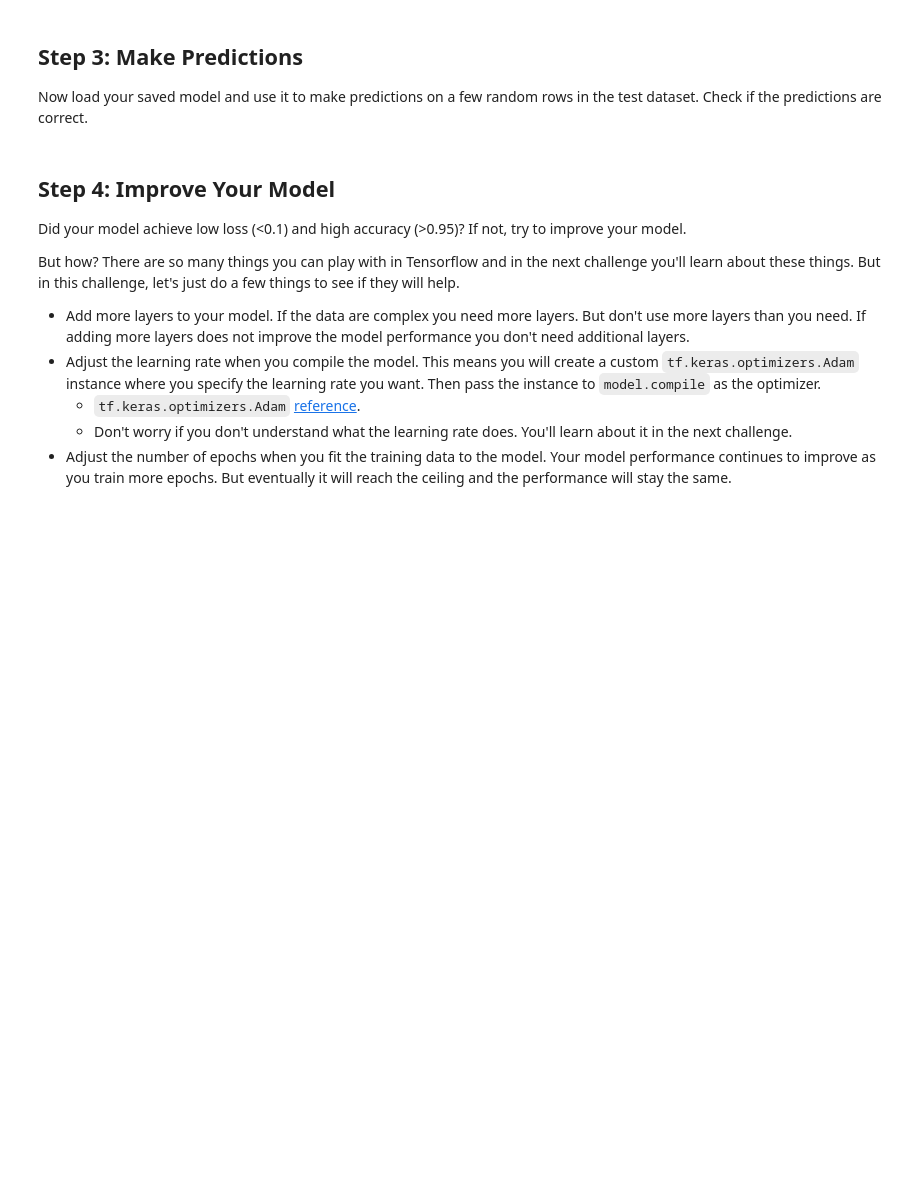
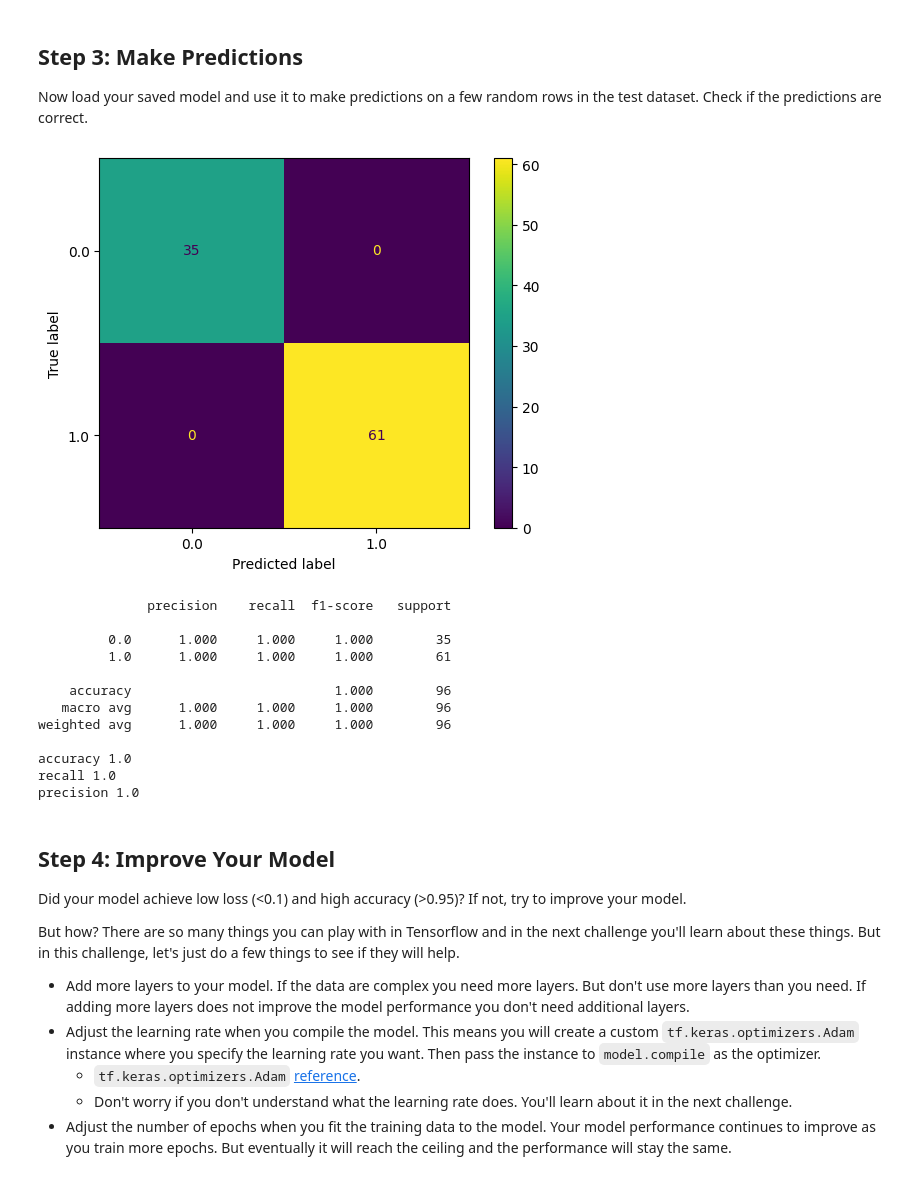
Before and after one commit to RamziRBM/lab-neural-networks, a Jupyter notebook: your-code/challenge-1.ipynb, the cells around one changed output. Drawn from its saved outputs; the diff is of its cells as text; code cells hidden in the pictures; blank space fills up the shorter version.

```diff
--- a/your-code/challenge-1.ipynb
+++ b/your-code/challenge-1.ipynb
@@ -25,7 +27,7 @@ import pandas as pd
 import numpy as np
 
 
-df_file = pd.read_csv("/content/tic-tac-toe.csv")
+df_file = pd.read_csv("https://github.com/ironhack-labs/lab-neural-networks/raw/refs/heads/master/your-code/tic-tac-toe.csv")
 
 print("=== Training Data Preview ===")
 print(df_file.head(), "\n")
@@ -38,24 +40,42 @@ df_file.dtypes
 
 from sklearn.preprocessing import LabelEncoder
 
+
+from sklearn.preprocessing import OneHotEncoder
+
+
+encoder = OneHotEncoder(sparse_output=False)
+df_encoded = encoder.fit_transform(df_file)
+X,y=df_encoded[:,: -1],df_encoded[:, -1]
+
+print("=== Training Data Preview ===")
+print(df_encoded.shape, "\n")
+print(df_encoded, "\n")
+
 # Create a label encoder object
-encoder = LabelEncoder()
+#encoder = LabelEncoder()
 
 # Apply it to every column
-df_encoded = df_file.apply(encoder.fit_transform)
+#df_encoded = df_file.apply(encoder.fit_transform)
+"""
+# Encode the categorical board values
+#lookup = {'x': 1, 'o': -1, 'b': 0}
+#lookup = {'x': 0.002, 'o': 0, 'b': 0.001}
+lookup = {'x': 1, 'o': 0.998, 'b': 0.999}
+df_encoded = df_file.replace(lookup)
 
 
 X = df_encoded.iloc[:, :-1]  # All columns except last
 y = df_encoded.iloc[:, -1]   # Last column only
+"""
 
 from sklearn.preprocessing import MinMaxScaler
 
 scaler = MinMaxScaler()
 X_normalized = scaler.fit_transform(X)
 
-
 from sklearn.model_selection import train_test_split
-X_train, X_test, Y_train, Y_test = train_test_split(X_normalized, y, test_size=0.2, random_state=42)
+X_train, X_test, y_train, y_test = train_test_split(X_normalized, y, test_size=0.1, random_state=42)
 # %% [output]
 === Training Data Preview ===
   TL TM TR ML MM MR BL BM BR  class
@@ -211,3 +209,34 @@ Now load your saved model and use it to make predictions on a few random rows in
+# %%
+# your code here
+import numpy as np
+from sklearn.metrics import ConfusionMatrixDisplay, classification_report
+import matplotlib.pyplot as plt
+
+y_pred = model.predict(X_test, verbose=0).argmax(axis=1)
+ConfusionMatrixDisplay.from_predictions(y_test, y_pred)
+plt.show()
+print(classification_report(y_test, y_pred, digits=3))
+
+
+from sklearn.metrics import accuracy_score, recall_score, precision_score
+
+print('accuracy', accuracy_score(y_test, y_pred))
+print('recall', recall_score(y_test, y_pred))
+print('precision', precision_score(y_test, y_pred))
+# %% [output]
+[figure, added]
+              precision    recall  f1-score   support
+
+         0.0      1.000     1.000     1.000        35
+         1.0      1.000     1.000     1.000        61
+
+    accuracy                          1.000        96
+   macro avg      1.000     1.000     1.000        96
+weighted avg      1.000     1.000     1.000        96
+
+accuracy 1.0
+recall 1.0
+precision 1.0
 # %% [markdown]
 ## Step 4: Improve Your Model
 
```
Also changed, not shown: parts of 10 cells of this notebook.
